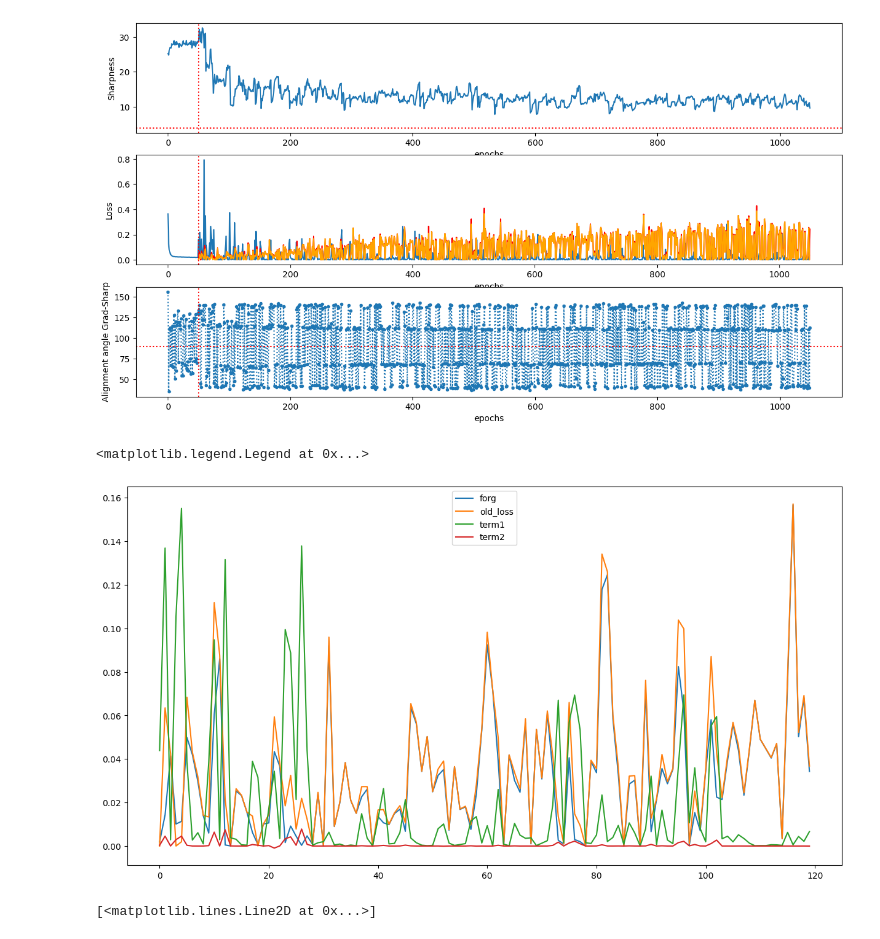
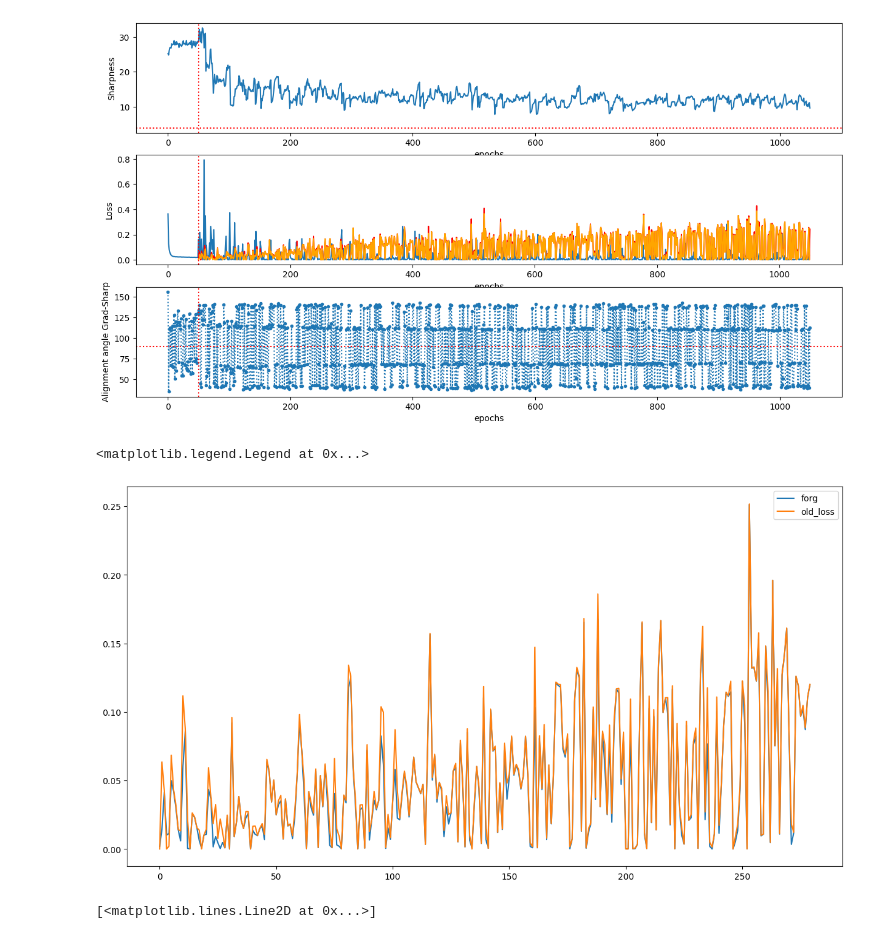
Before and after one commit to alessandrobreccia99/Infinite_width_Continual_Learning, a Jupyter notebook: Data.ipynb, the cells around one changed output. Cells and saved outputs as stored; diff of their text form; code cells hidden in the pictures.

```diff
--- a/Data.ipynb
+++ b/Data.ipynb
@@ -335,14 +335,14 @@ plt.show()
 [figure]
 # %%
 plt.figure(figsize=(15,8))
-plt.plot(forg[:120], label='forg')
-plt.plot(old_loss[:120], label='old_loss')
-plt.plot(term1[:120], label='term1' )
-plt.plot(term2[:120], label='term2')
+plt.plot(forg[:280], label='forg')
+plt.plot(old_loss[:280], label='old_loss')
+#plt.plot(term1[:120], label='term1' )
+#plt.plot(term2[:120], label='term2')
 plt.legend()
 # %% [output]
 <matplotlib.legend.Legend at 0x...>
-[figure, old version]
+[figure, new version]
 # %%
 plt.plot(np.array(term1)[:200]/np.array(term2)[:200], label='ratio term1/term2' )
 # %% [output]
```
